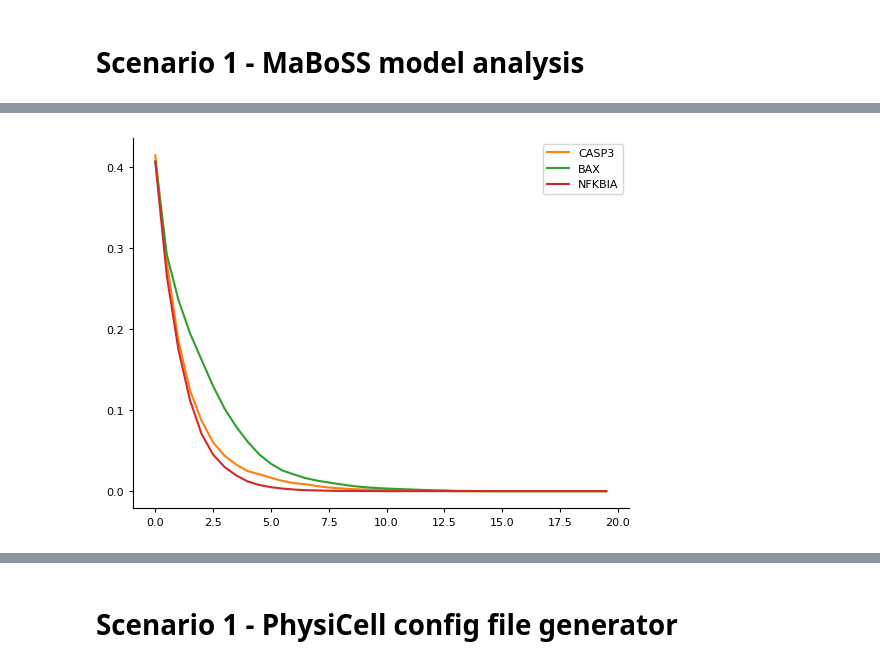
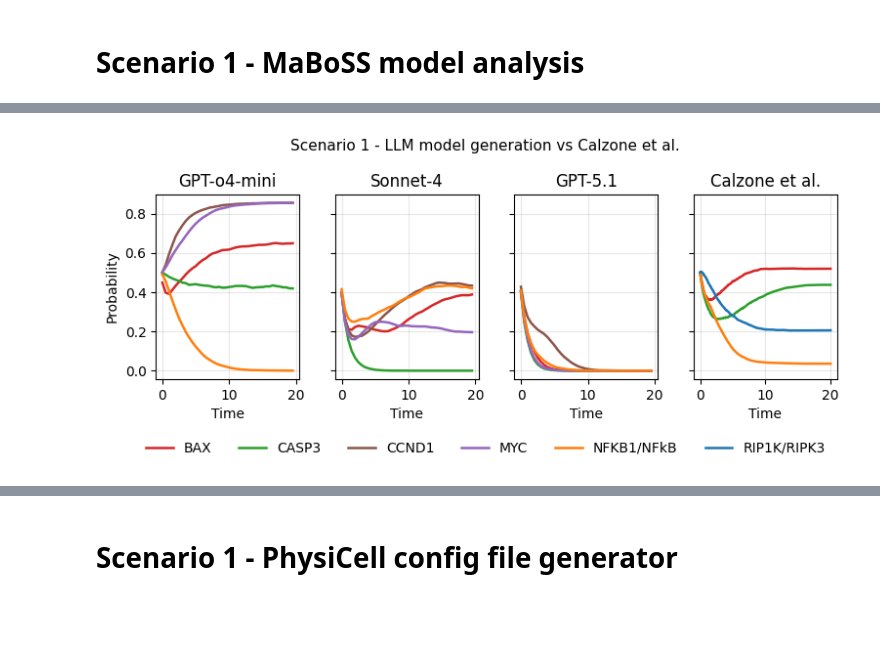
Before and after one commit to marcorusc/Supp_mat_MCP_orchestrator, a Jupyter notebook: Scenarios_analysis.ipynb, the cells around one changed output, grey strips where cells are left out. Drawn from its saved outputs; the diff is of its cells as text; code cells hidden in the pictures; blank space fills up the shorter version.

Commit message:
Add modular analysis notebooks and extraction utilities

```diff
--- a/Scenarios_analysis.ipynb
+++ b/Scenarios_analysis.ipynb
@@ -45,9 +28,9 @@ for node in list(masim_tnf.network.keys()):
 
 masim_tnf.update_parameters(max_time=20, sample_count=10000)
 
-masim_tnf.network.set_output(["RIP1K", "CASP3", "NFkB"])
+masim_tnf.network.set_output(["BAX", "CASP3", "NFkB", "RIP1K"])
 
 results_tnf = masim_tnf.run()
 
-results_tnf.plot_trajectory()
+results_tnf.plot_node_trajectory()
 # %% [output]
@@ -217,17 +86,33 @@ list(masim_gpt_o4.network.keys())
 # %%
-masim_gpt5.network.set_output(["NFKBIA", "CASP3", "BAX"])
+masim_gpt5.network.set_output(["CCND1", "MYC", "CASP3", "BAX", "NFKB1"])
+
 masim_gpt5.param["max_time"]=20
+masim_gpt5.param["thread_count"]=8
 
 masim_gpt_o4.param["max_time"]=20
-masim_gpt_o4.network.set_output(["RELA", "CASP3", "BAX", "NFKB1"])
+masim_gpt_o4.param["thread_count"]=8
+
+masim_gpt_o4.network.set_output(["CCND1", "MYC", "CASP3", "BAX", "NFKB1"])
 
 masim_sonnet4.param["max_time"]=20
-masim_sonnet4.network.set_output(["RELA", "CASP3", "BAX", "NFKB1"])
+masim_sonnet4.param["thread_count"]=8
+
+masim_sonnet4.network.set_output(["CCND1", "MYC", "CASP3", "BAX", "NFKB1"])
 # %%
 results_gpt_o4 = masim_gpt_o4.run()
 results_gpt5 = masim_gpt5.run()
 results_sonnet4 = masim_sonnet4.run()
 # %%
+LABEL_ALIASES = {
+    "NFkB":  "NFKB1/NFkB",
+    "NFKB1": "NFKB1/NFkB",
+    "RIP1K": "RIP1K/RIPK3",
+    "RIPK3": "RIP1K/RIPK3",
+}
+
+def normalize_label(lab):
+    return LABEL_ALIASES.get(lab, lab)
+
 def new_figures_after(func):
     """Run func(); return fig objects created by it."""
     before = set(plt.get_fignums())
@@ -240,14 +125,17 @@ def get_label(line):
     return None if not lab or lab.startswith("_") else lab
 
 def extract_model_data(figs):
-    """Extract {label: (x, y)} from matplotlib figures."""
+    """Extract {normalized_label: (x, y)} from matplotlib figures.
+    When two raw labels map to the same normalized label the first one wins."""
     data = {}
     for f in figs:
         for ax in f.axes:
             for ln in ax.get_lines():
-                lab = get_label(ln)
-                if lab:
-                    data[lab] = (ln.get_xdata(), ln.get_ydata())
+                raw = get_label(ln)
+                if raw:
+                    lab = normalize_label(raw)
+                    if lab not in data:          # keep first occurrence
+                        data[lab] = (ln.get_xdata(), ln.get_ydata())
     return data
 
 def build_color_map(*dicts):
@@ -260,53 +148,70 @@ def build_color_map(*dicts):
     uniq_labels = list(OrderedDict.fromkeys(all_labels))
     return {lab: palette[i % len(palette)] for i, lab in enumerate(uniq_labels)}
 
-# Generate plots (but don’t show yet)
+# Generate plots (but don't show yet)
 plt.ioff()
-figs_gpt5 = new_figures_after(lambda: results_gpt5.plot_node_trajectory())
-figs_gpto4 = new_figures_after(lambda: results_gpt_o4.plot_node_trajectory())
-figs_sonnet4 = new_figures_after(lambda: results_sonnet4.plot_node_trajectory())
+figs_gpt5      = new_figures_after(lambda: results_gpt5.plot_node_trajectory())
+figs_gpto4     = new_figures_after(lambda: results_gpt_o4.plot_node_trajectory())
+figs_sonnet4   = new_figures_after(lambda: results_sonnet4.plot_node_trajectory())
 figs_tnf_simple = new_figures_after(lambda: results_tnf.plot_node_trajectory())
 plt.ion()
 
-# Extract data from the generated figures
-data_gpt5 = extract_model_data(figs_gpt5)
-data_gpto4 = extract_model_data(figs_gpto4)
-data_sonnet4 = extract_model_data(figs_sonnet4)
+# Extract data (labels already normalised inside extract_model_data)
+data_gpt5      = extract_model_data(figs_gpt5)
+data_gpto4     = extract_model_data(figs_gpto4)
+data_sonnet4   = extract_model_data(figs_sonnet4)
 data_tnf_simple = extract_model_data(figs_tnf_simple)
-# Consistent colors
+
+# Consistent colors across all panels — fixed paper palette
+# Note: aliases produce "RIP1K/RIPK3" (not "RIPK1/RIPK3") in this cell
 cmap = build_color_map(data_gpt5, data_gpto4, data_sonnet4, data_tnf_simple)
+cmap.update({
+    "CASP3":        "#2ca02c",  # green
+    "NFKB1/NFkB":   "#ff7f0e",  # orange
+    "BAX":          "#d62728",  # red
+    "RIP1K/RIPK3":  "#1f77b4",  # blue  (alias output is RIP1K/RIPK3, not RIPK1/RIPK3)
+    "MYC":          "#9467bd",  # purple
+    "CCND1":        "#8c564b",  # brown
+})
 
-# Build the 1×3 composite figure
+# Build the 1×4 composite figure
 fig, axes = plt.subplots(1, 4, figsize=(9, 3), sharey=True)
 panels = [
-    ("GPT-5 model", data_gpt5, axes[0]),
-    ("GPT-o4 model", data_gpto4, axes[1]),
-    ("Sonnet-4 model", data_sonnet4, axes[2]),
-    ("Original TNF model", data_tnf_simple, axes[3])
+    ("GPT-o4-mini",    data_gpto4,      axes[0]),
+    ("Sonnet-4",       data_sonnet4,    axes[1]),
+    ("GPT-5.1",        data_gpt5,       axes[2]),
+    ("Calzone et al.", data_tnf_simple, axes[3]),
 ]
 
 for title, dct, ax in panels:
     for lab, (x, y) in dct.items():
         ax.plot(x, y, label=lab, color=cmap[lab], linewidth=1.8)
     ax.set_title(title)
     ax.set_xlabel("Time")
     ax.grid(True, alpha=0.3)
 
 axes[0].set_ylabel("Probability")
 
-# Shared legend below all plots
-handles, labels = axes[0].get_legend_handles_labels()
-unique = OrderedDict((l, h) for h, l in zip(handles, labels))
-fig.legend(unique.values(), unique.keys(),
-           loc="lower center", ncol=len(unique), frameon=False,
-           bbox_to_anchor=(0.5, -0.15))
+fig.suptitle("Scenario 1 - LLM model generation vs Calzone et al.", y=1.07, fontsize=11)
 
-plt.subplots_adjust(bottom=0.25, wspace=0.3)
+# Shared legend: collect unique handles from ALL axes
+all_handles = {}
+for ax in axes:
+    h, l = ax.get_legend_handles_labels()
+    for handle, label in zip(h, l):
+        if label not in all_handles:
+            all_handles[label] = handle
+
+fig.legend(all_handles.values(), all_handles.keys(),
+           loc="lower center", ncol=len(all_handles), frameon=False,
+           bbox_to_anchor=(0.5, -0.05))
+
+plt.subplots_adjust(bottom=0.25, wspace=0.25)
 
 # Close the original generated figures
 for f in figs_gpt5 + figs_gpto4 + figs_sonnet4 + figs_tnf_simple:
     plt.close(f)
 
 plt.show()
 # %% [output]
-[figure, old version]
+[figure, new version]
```
Also changed, not shown: parts of 53 cells of this notebook, 11 other files.
